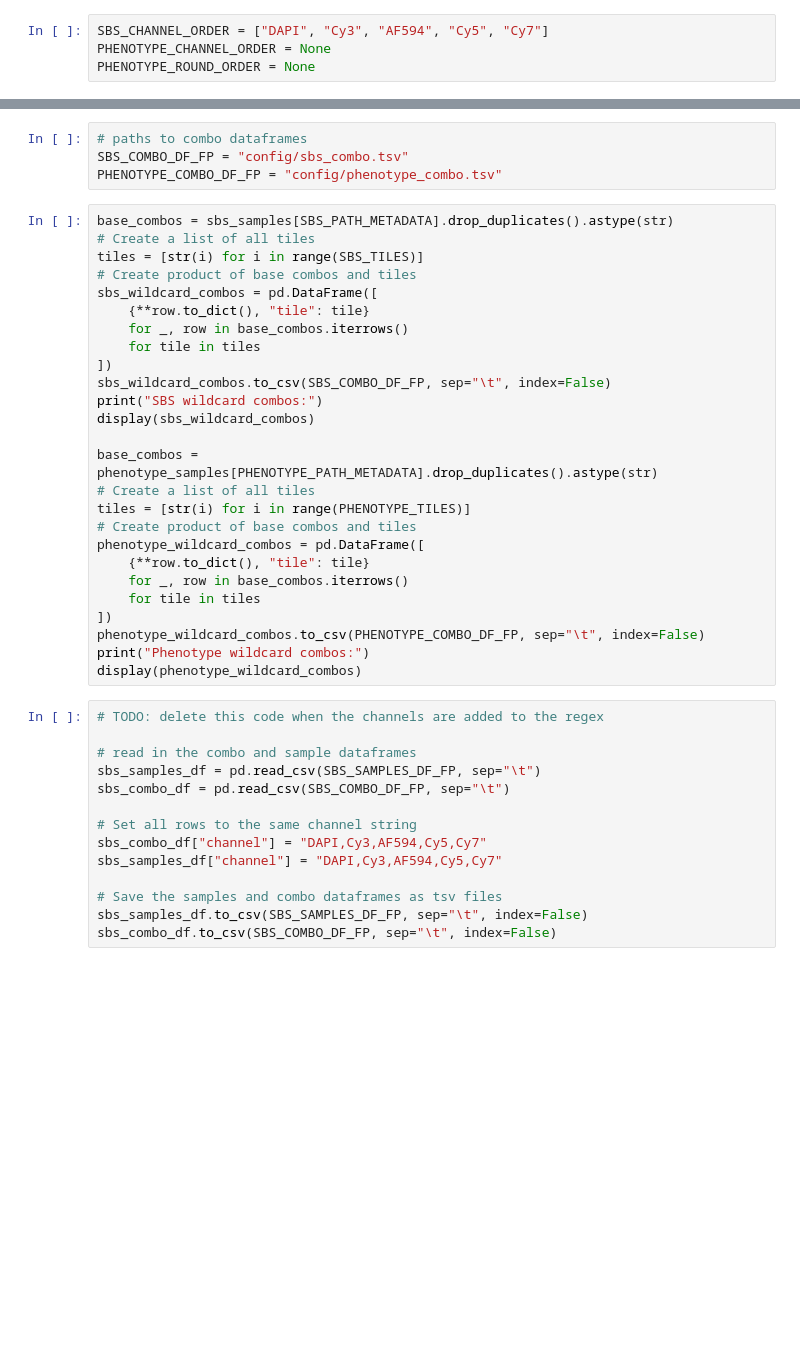
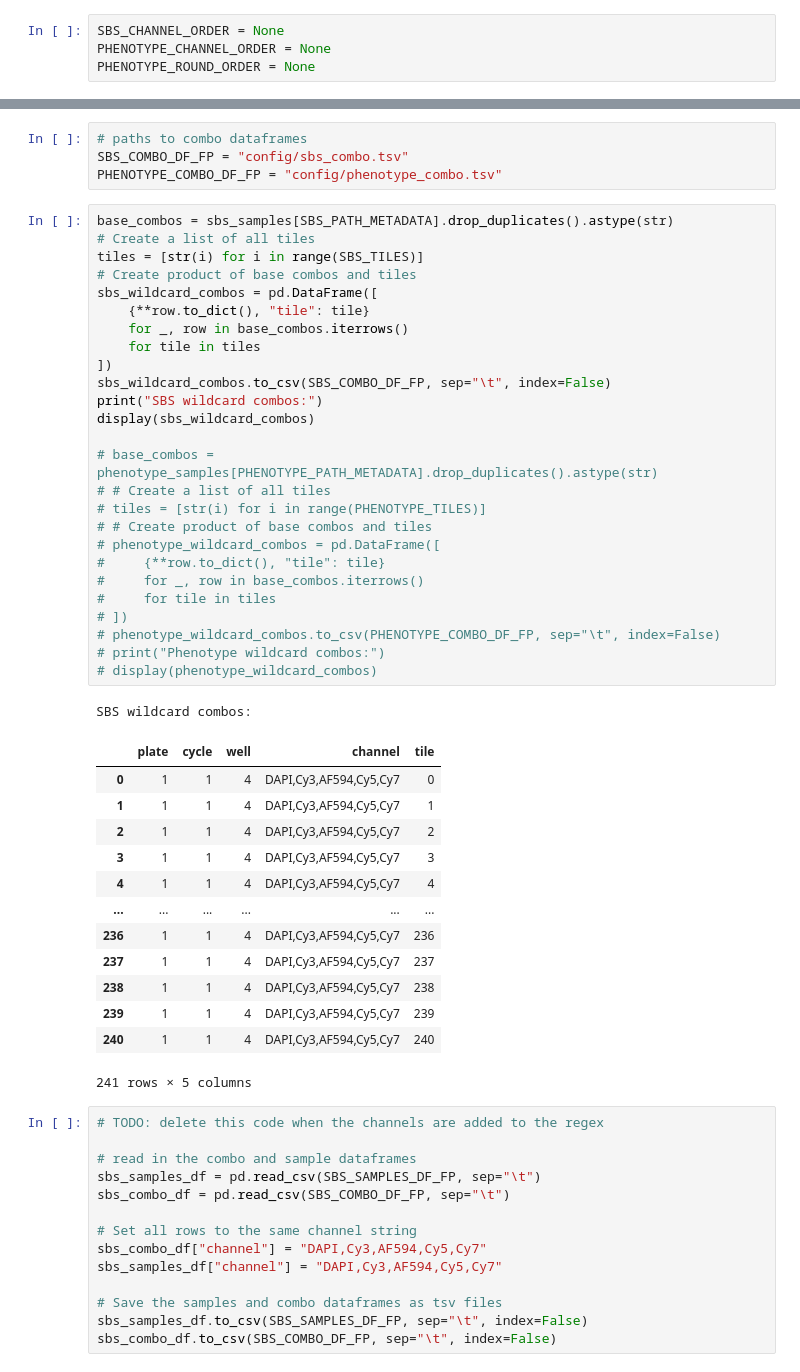
Before and after one commit to tubhi/secondary-OPS-analysis, a Jupyter notebook: analysis/0.configure_preprocess_params.ipynb, the cells around one changed output, grey strips where cells are left out. Cells and saved outputs as stored; diff of their text form; blank space fills up the shorter version.

```diff
--- a/analysis/0.configure_preprocess_params.ipynb
+++ b/analysis/0.configure_preprocess_params.ipynb
@@ -191,7 +213,7 @@ if PHENOTYPE_IMAGES_DIR_FP is not None:
 
 **Note** Channel order can be checked with the test conversions below. Please ensure the Dapi channel is displayed first!
 # %%
-SBS_CHANNEL_ORDER = ["DAPI", "Cy3", "AF594", "Cy5", "Cy7"]
+SBS_CHANNEL_ORDER = None
 PHENOTYPE_CHANNEL_ORDER = None
 PHENOTYPE_ROUND_ORDER = None
 # %%
@@ -254,29 +284,44 @@ PHENOTYPE_COMBO_DF_FP = "config/phenotype_combo.tsv"
 # %%
 base_combos = sbs_samples[SBS_PATH_METADATA].drop_duplicates().astype(str)
 # Create a list of all tiles
 tiles = [str(i) for i in range(SBS_TILES)]
 # Create product of base combos and tiles
 sbs_wildcard_combos = pd.DataFrame([
     {**row.to_dict(), "tile": tile}
     for _, row in base_combos.iterrows()
     for tile in tiles
 ])
 sbs_wildcard_combos.to_csv(SBS_COMBO_DF_FP, sep="\t", index=False)
 print("SBS wildcard combos:")
 display(sbs_wildcard_combos)
 
-base_combos = phenotype_samples[PHENOTYPE_PATH_METADATA].drop_duplicates().astype(str)
-# Create a list of all tiles
-tiles = [str(i) for i in range(PHENOTYPE_TILES)]
-# Create product of base combos and tiles
-phenotype_wildcard_combos = pd.DataFrame([
-    {**row.to_dict(), "tile": tile}
-    for _, row in base_combos.iterrows()
-    for tile in tiles
-])
-phenotype_wildcard_combos.to_csv(PHENOTYPE_COMBO_DF_FP, sep="\t", index=False)
-print("Phenotype wildcard combos:")
-display(phenotype_wildcard_combos)
+# base_combos = phenotype_samples[PHENOTYPE_PATH_METADATA].drop_duplicates().astype(str)
+# # Create a list of all tiles
+# tiles = [str(i) for i in range(PHENOTYPE_TILES)]
+# # Create product of base combos and tiles
+# phenotype_wildcard_combos = pd.DataFrame([
+#     {**row.to_dict(), "tile": tile}
+#     for _, row in base_combos.iterrows()
+#     for tile in tiles
+# ])
+# phenotype_wildcard_combos.to_csv(PHENOTYPE_COMBO_DF_FP, sep="\t", index=False)
+# print("Phenotype wildcard combos:")
+# display(phenotype_wildcard_combos)
+# %% [output]
+SBS wildcard combos:
+|  | plate | cycle | well | channel | tile |
+| 0 | 1 | 1 | 4 | DAPI,Cy3,AF594,Cy5,Cy7 | 0 |
+| 1 | 1 | 1 | 4 | DAPI,Cy3,AF594,Cy5,Cy7 | 1 |
+| 2 | 1 | 1 | 4 | DAPI,Cy3,AF594,Cy5,Cy7 | 2 |
+| 3 | 1 | 1 | 4 | DAPI,Cy3,AF594,Cy5,Cy7 | 3 |
+| 4 | 1 | 1 | 4 | DAPI,Cy3,AF594,Cy5,Cy7 | 4 |
+| ... | ... | ... | ... | ... | ... |
+| 236 | 1 | 1 | 4 | DAPI,Cy3,AF594,Cy5,Cy7 | 236 |
+| 237 | 1 | 1 | 4 | DAPI,Cy3,AF594,Cy5,Cy7 | 237 |
+| 238 | 1 | 1 | 4 | DAPI,Cy3,AF594,Cy5,Cy7 | 238 |
+| 239 | 1 | 1 | 4 | DAPI,Cy3,AF594,Cy5,Cy7 | 239 |
+| 240 | 1 | 1 | 4 | DAPI,Cy3,AF594,Cy5,Cy7 | 240 |
+241 rows × 5 columns
 # %%
 # TODO: delete this code when the channels are added to the regex
 
```
Also changed, not shown: parts of 7 cells of this notebook, 14 other files.
